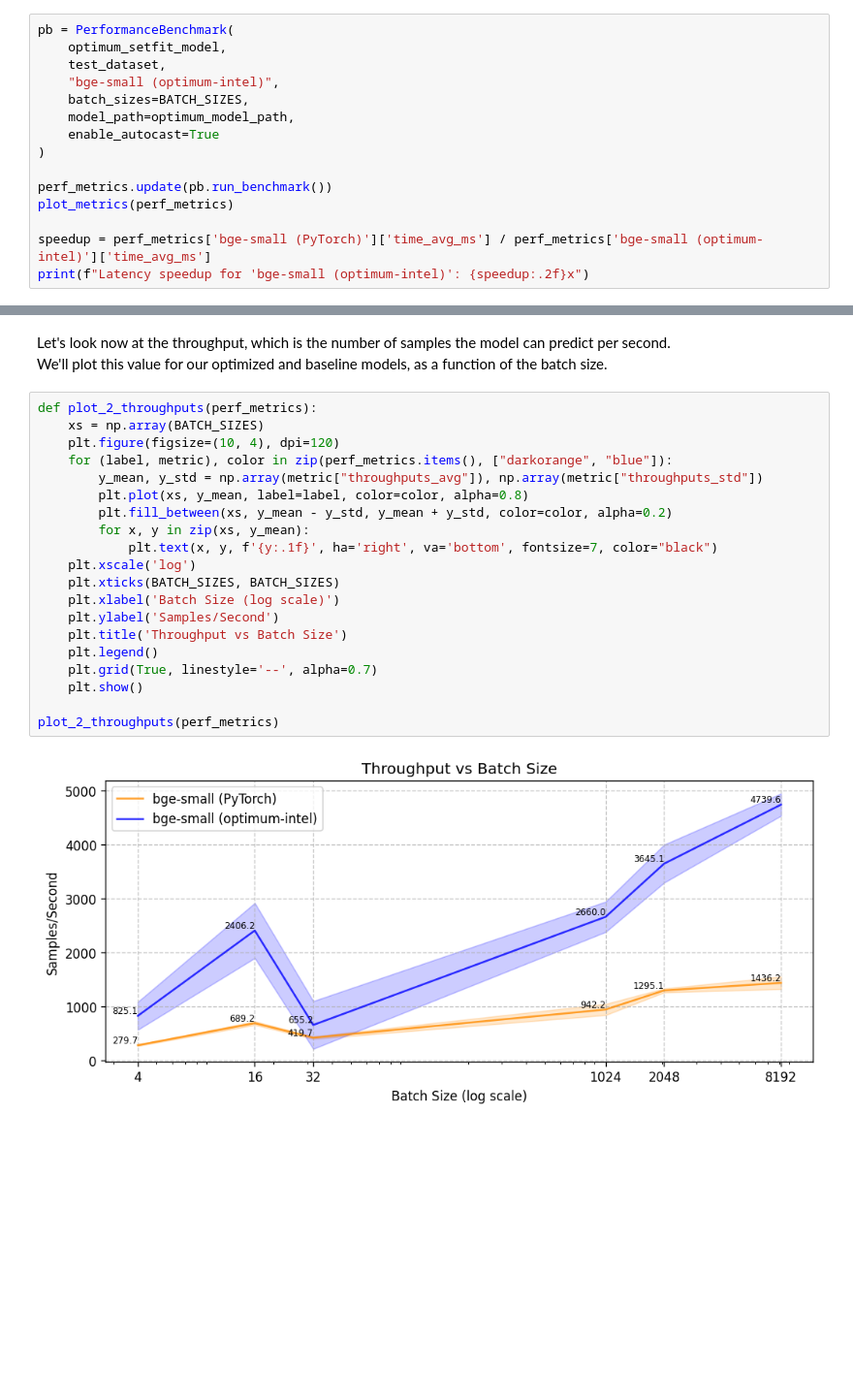
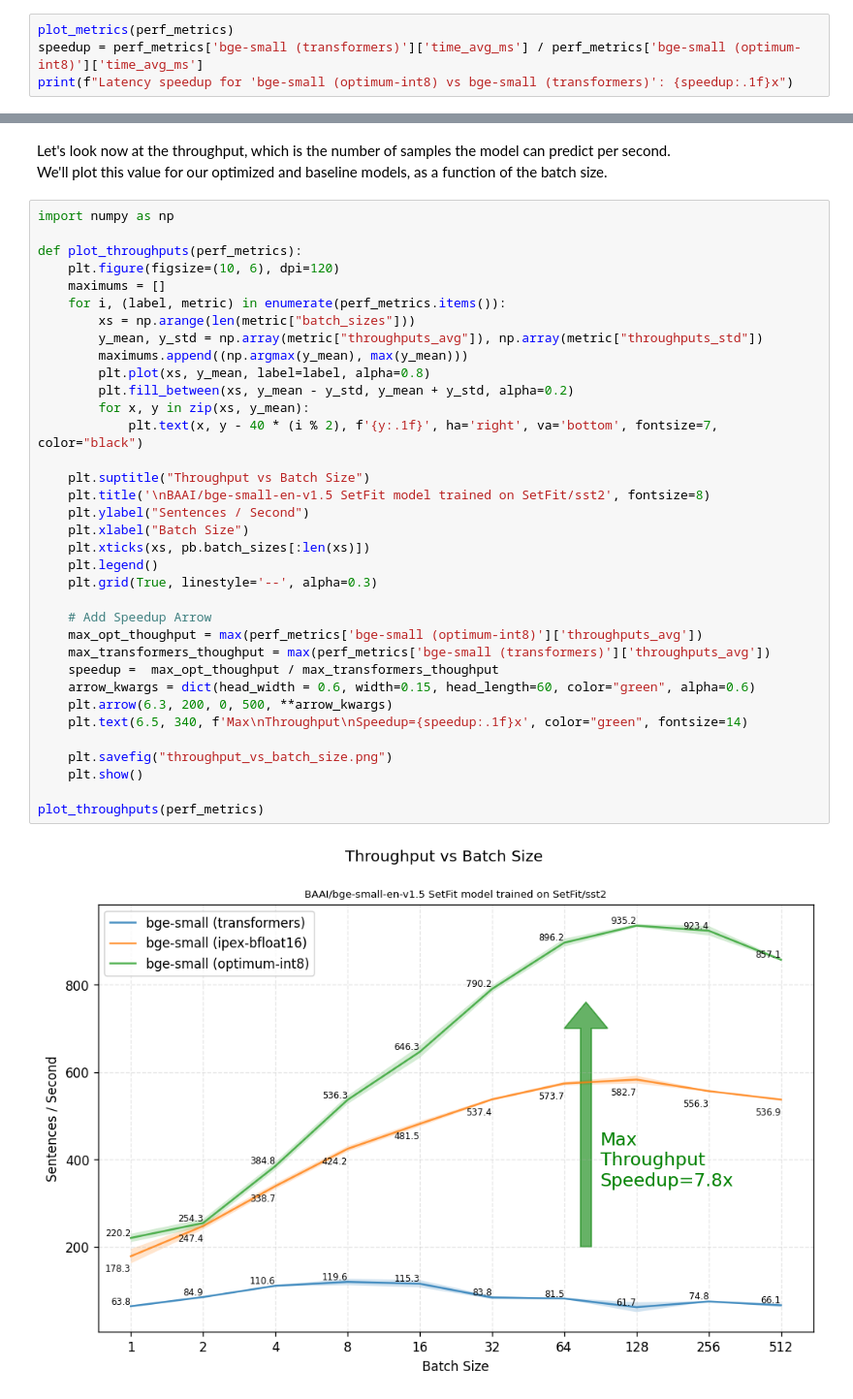
Before and after one commit to huggingface/setfit, a Jupyter notebook: notebooks/setfit-optimum-intel.ipynb, the cells around one changed output, grey strips where cells are left out. Shown at 97% size. Drawn from its saved outputs; the diff is of its cells as text; blank space fills up the shorter version.

```diff
--- a/notebooks/setfit-optimum-intel.ipynb
+++ b/notebooks/setfit-optimum-intel.ipynb
@@ -377,16 +469,5 @@ Time to run the performance benchmark on our optimized SetFit model!
 # %%
-pb = PerformanceBenchmark(
-    optimum_setfit_model,
-    test_dataset,
-    "bge-small (optimum-intel)",
-    batch_sizes=BATCH_SIZES,
-    model_path=optimum_model_path,
-    enable_autocast=True
-)
-
-perf_metrics.update(pb.run_benchmark())
 plot_metrics(perf_metrics)
-
-speedup = perf_metrics['bge-small (PyTorch)']['time_avg_ms'] / perf_metrics['bge-small (optimum-intel)']['time_avg_ms']
-print(f"Latency speedup for 'bge-small (optimum-intel)': {speedup:.2f}x")
+speedup = perf_metrics['bge-small (transformers)']['time_avg_ms'] / perf_metrics['bge-small (optimum-int8)']['time_avg_ms']
+print(f"Latency speedup for 'bge-small (optimum-int8) vs bge-small (transformers)': {speedup:.1f}x")
 # %% [output]
@@ -409,25 +481,40 @@ Latency speedup for 'bge-small (optimum-intel)': 3.70x
 Let's look now at the throughput, which is the number of samples the model can predict per second.\
 We'll plot this value for our optimized and baseline models, as a function of the batch size.
 # %%
-def plot_2_throughputs(perf_metrics):
-    xs = np.array(BATCH_SIZES)
-    plt.figure(figsize=(10, 4), dpi=120)
-    for (label, metric), color in zip(perf_metrics.items(), ["darkorange", "blue"]):
+import numpy as np
+
+def plot_throughputs(perf_metrics):
+    plt.figure(figsize=(10, 6), dpi=120)
+    maximums = []
+    for i, (label, metric) in enumerate(perf_metrics.items()):
+        xs = np.arange(len(metric["batch_sizes"]))
         y_mean, y_std = np.array(metric["throughputs_avg"]), np.array(metric["throughputs_std"])
-        plt.plot(xs, y_mean, label=label, color=color, alpha=0.8)
-        plt.fill_between(xs, y_mean - y_std, y_mean + y_std, color=color, alpha=0.2)
+        maximums.append((np.argmax(y_mean), max(y_mean)))
+        plt.plot(xs, y_mean, label=label, alpha=0.8)
+        plt.fill_between(xs, y_mean - y_std, y_mean + y_std, alpha=0.2)
         for x, y in zip(xs, y_mean):
-            plt.text(x, y, f'{y:.1f}', ha='right', va='bottom', fontsize=7, color="black")
-    plt.xscale('log')
-    plt.xticks(BATCH_SIZES, BATCH_SIZES)
-    plt.xlabel('Batch Size (log scale)')
-    plt.ylabel('Samples/Second')
-    plt.title('Throughput vs Batch Size')
+            plt.text(x, y - 40 * (i % 2), f'{y:.1f}', ha='right', va='bottom', fontsize=7, color="black")
+
+    plt.suptitle("Throughput vs Batch Size")
+    plt.title('\nBAAI/bge-small-en-v1.5 SetFit model trained on SetFit/sst2', fontsize=8)
+    plt.ylabel("Sentences / Second")
+    plt.xlabel("Batch Size")
+    plt.xticks(xs, pb.batch_sizes[:len(xs)])
     plt.legend()
-    plt.grid(True, linestyle='--', alpha=0.7)
+    plt.grid(True, linestyle='--', alpha=0.3)
+
+    # Add Speedup Arrow
+    max_opt_thoughput = max(perf_metrics['bge-small (optimum-int8)']['throughputs_avg'])
+    max_transformers_thoughput = max(perf_metrics['bge-small (transformers)']['throughputs_avg'])
+    speedup =  max_opt_thoughput / max_transformers_thoughput
+    arrow_kwargs = dict(head_width = 0.6, width=0.15, head_length=60, color="green", alpha=0.6)
+    plt.arrow(6.3, 200, 0, 500, **arrow_kwargs)
+    plt.text(6.5, 340, f'Max\nThroughput\nSpeedup={speedup:.1f}x', color="green", fontsize=14)
+
+    plt.savefig("throughput_vs_batch_size.png")
     plt.show()
 
-plot_2_throughputs(perf_metrics)
+plot_throughputs(perf_metrics)
 # %% [output]
-[figure, old version]
+[figure, new version]
 # %% [markdown]
```
Also changed, not shown: parts of 39 cells of this notebook.
